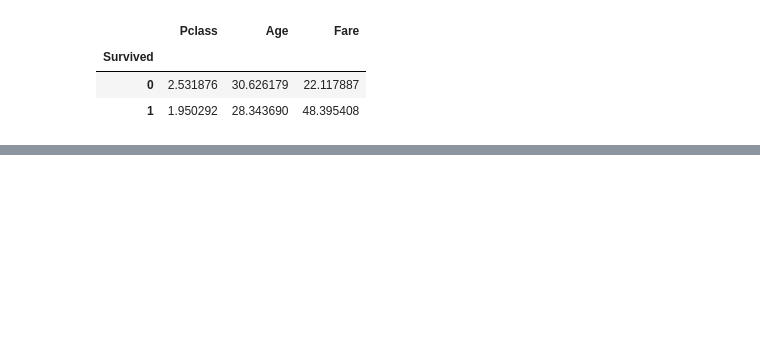
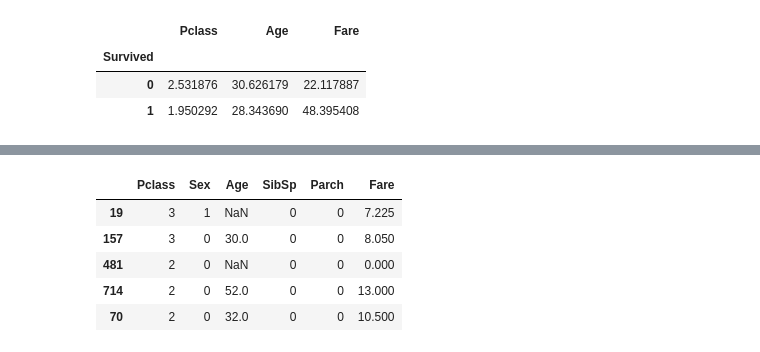
Before and after one commit to Maratinhos/hw, a Jupyter notebook: Kaggle_Titanic.ipynb, the cells around one changed output, grey strips where cells are left out. Drawn from its saved outputs; the diff is of its cells as text; code cells hidden in the pictures; blank space fills up the shorter version.

```diff
--- a/Kaggle_Titanic.ipynb
+++ b/Kaggle_Titanic.ipynb
@@ -109,0 +108,5 @@ df[['Embarked', 'Sex', 'Survived', 'PassengerId']].groupby(['Embarked', 'Sex', '
+# %%
+x = df[['Pclass', 'Sex', 'Age', 'SibSp', 'Parch', 'Fare']]
+y = df['Survived']
+# %%
+x_train, x_val, y_train, y_val = train_test_split(x,y,test_size=0.1, shuffle=True)
@@ -109,0 +121,9 @@ df[['Embarked', 'Sex', 'Survived', 'PassengerId']].groupby(['Embarked', 'Sex', '
+# %%
+x_train[:5]
+# %% [output]
+|  | Pclass | Sex | Age | SibSp | Parch | Fare |
+| 19 | 3 | 1 | NaN | 0 | 0 | 7.225 |
+| 157 | 3 | 0 | 30.0 | 0 | 0 | 8.050 |
+| 481 | 2 | 0 | NaN | 0 | 0 | 0.000 |
+| 714 | 2 | 0 | 52.0 | 0 | 0 | 13.000 |
+| 70 | 2 | 0 | 32.0 | 0 | 0 | 10.500 |
```
Also changed, not shown: parts of 18 cells of this notebook.
